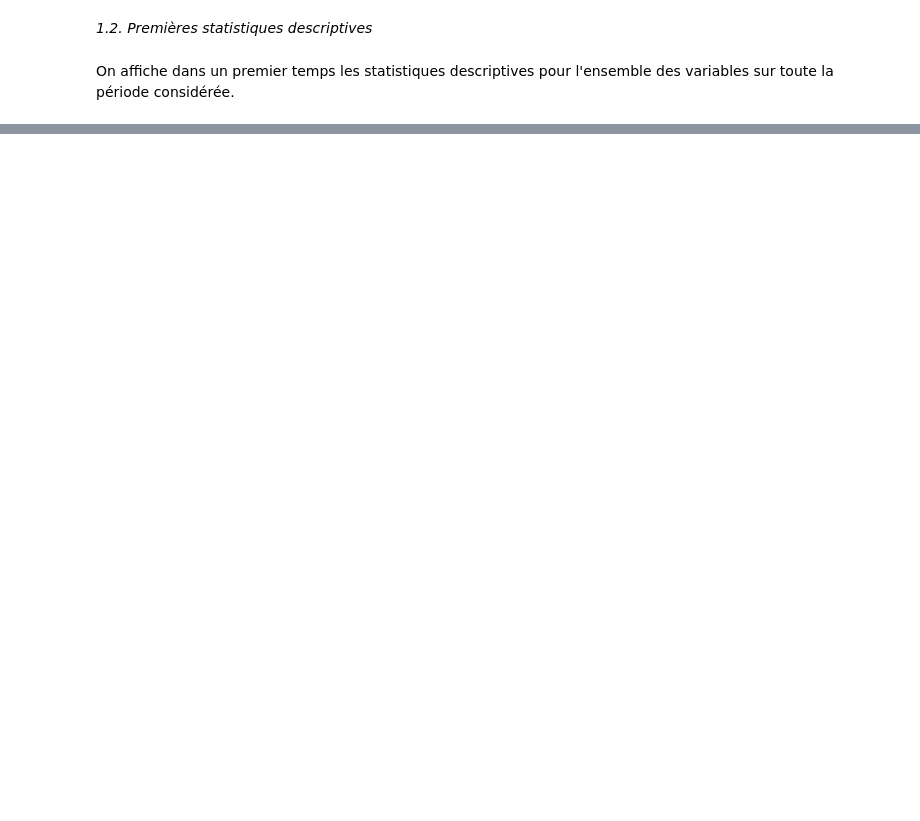
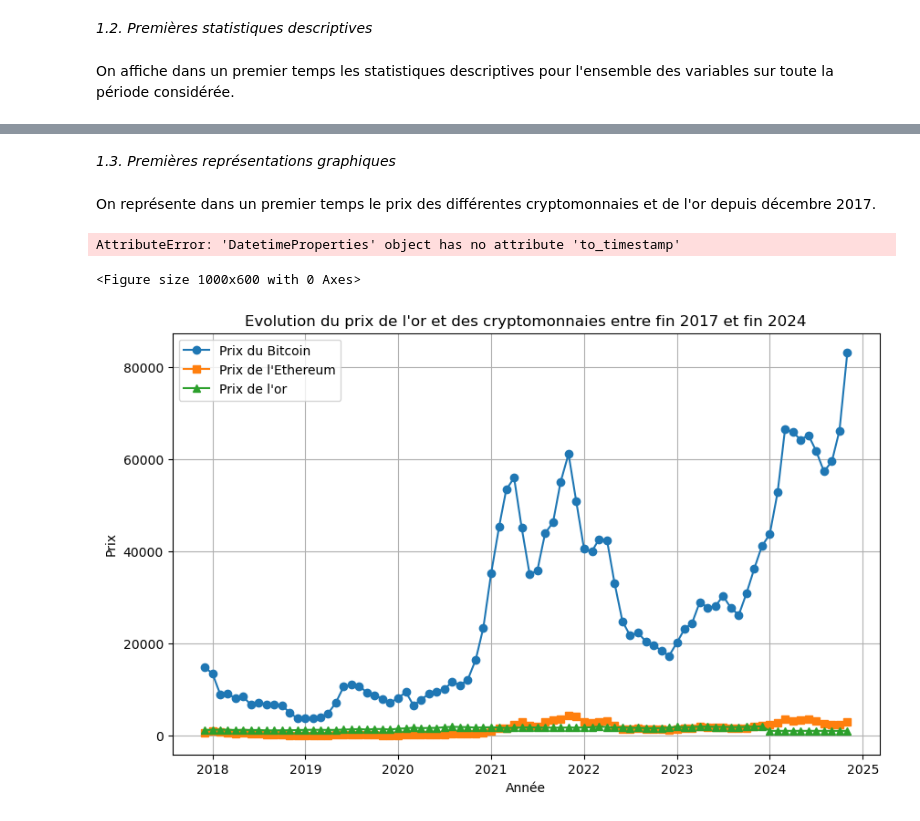
Before and after one commit to hafsaelibrahimi/projet_gold_refuge, a Jupyter notebook: dataset.ipynb, the cells around one changed output, grey strips where cells are left out. Drawn from its saved outputs; the diff is of its cells as text; code cells hidden in the pictures; blank space fills up the shorter version.

Commit message:
Premières représentations graphiques

```diff
--- a/dataset.ipynb
+++ b/dataset.ipynb
@@ -326,0 +354,6 @@ final_df.describe()
+# %%
+# Filtrage des données postérieures à décembre 2017
+latest_data = final_df[final_df['year_month'] >= '2017-12']
+
+# Statistiques descriptives sur les données les plus récentes
+latest_data.describe()
@@ -326,0 +372,2 @@ final_df.describe()
+# %% [markdown]
+*1.3. Premières représentations graphiques*
@@ -326,0 +377,27 @@ final_df.describe()
+# %% [markdown]
+On représente dans un premier temps le prix des différentes cryptomonnaies et de l'or depuis décembre 2017.
+# %%
+# Convertir year_month en timestamp
+latest_data['year_month'] = latest_data['year_month'].dt.to_timestamp()
+# %% [output]
+AttributeError: 'DatetimeProperties' object has no attribute 'to_timestamp'
+<Figure size 1000x600 with 0 Axes>
+# %%
+plt.figure(figsize=(10, 6))
+
+
+# Tracer les courbes pour les 3 variables
+plt.plot(latest_data['year_month'], latest_data['bitcoin_price'], label='Prix du Bitcoin', marker='o')  # Courbe pour le Bitcoin
+plt.plot(latest_data['year_month'], latest_data['ethereum_price'], label="Prix de l'Ethereum", marker='s')  # Courbe pour l'Ethereum
+plt.plot(latest_data['year_month'], latest_data['gold_historical_data_2000_2024_price'], label="Prix de l'or", marker='^')  # Courbe pour l'or
+
+plt.title("Evolution du prix de l'or et des cryptomonnaies entre fin 2017 et fin 2024")
+plt.xlabel('Année')  # Modifier en fonction de l'axe x, par exemple une colonne 'Date'
+plt.ylabel('Prix')
+plt.legend()  # Afficher la légende
+plt.grid(True)  # Afficher une grille
+
+# Afficher le graphique
+plt.show()
+# %% [output]
+[figure, added]
```
Also changed, not shown: parts of 21 cells of this notebook.
